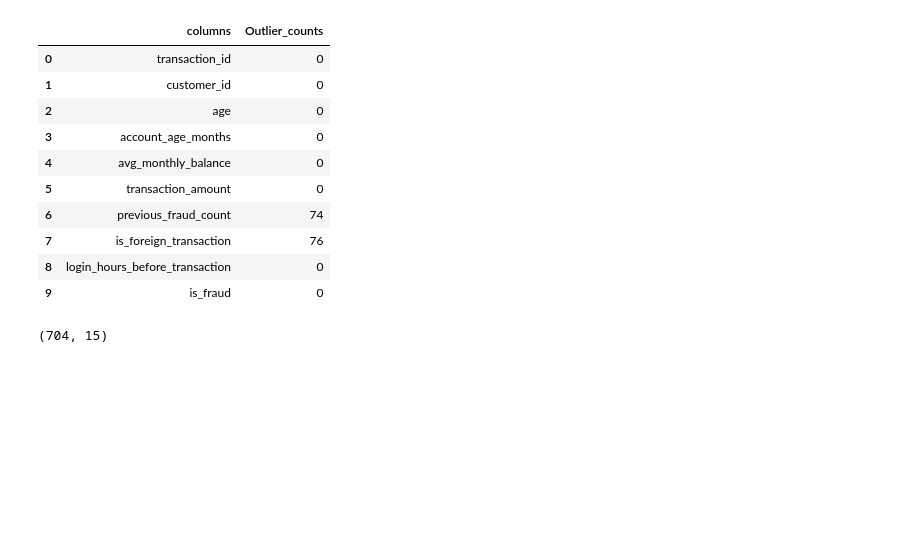
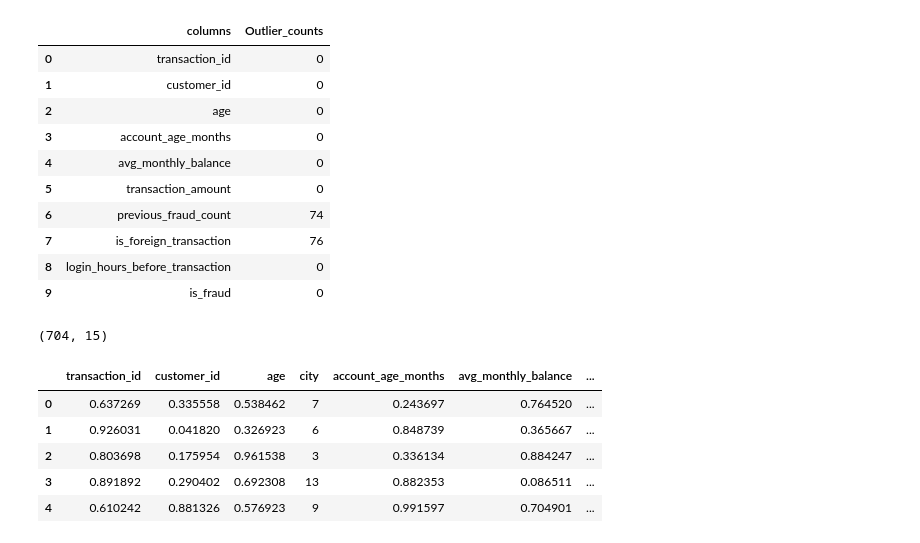
Before and after one commit to Md-Maruf-1727/Machine-Learning-Algorithms, a Jupyter notebook: Decision Tree/Fraud detection model/code.ipynb, the cells around one changed output. Saved outputs shown, nothing was run; the diff lists cells and outputs as text; code cells hidden in the pictures; blank space fills up the shorter version.

```diff
--- a/Decision Tree/Fraud detection model/code.ipynb
+++ b/Decision Tree/Fraud detection model/code.ipynb
@@ -506,0 +518,9 @@ df.shape
+# %%
+df.head()
+# %% [output]
+|  | transaction_id | customer_id | age | city | account_age_months | avg_monthly_balance | ... |
+| 0 | 0.637269 | 0.335558 | 0.538462 | 7 | 0.243697 | 0.764520 | ... |
+| 1 | 0.926031 | 0.041820 | 0.326923 | 6 | 0.848739 | 0.365667 | ... |
+| 2 | 0.803698 | 0.175954 | 0.961538 | 3 | 0.336134 | 0.884247 | ... |
+| 3 | 0.891892 | 0.290402 | 0.692308 | 13 | 0.882353 | 0.086511 | ... |
+| 4 | 0.610242 | 0.881326 | 0.576923 | 9 | 0.991597 | 0.704901 | ... |
```
Also changed, not shown: parts of 6 cells of this notebook.
